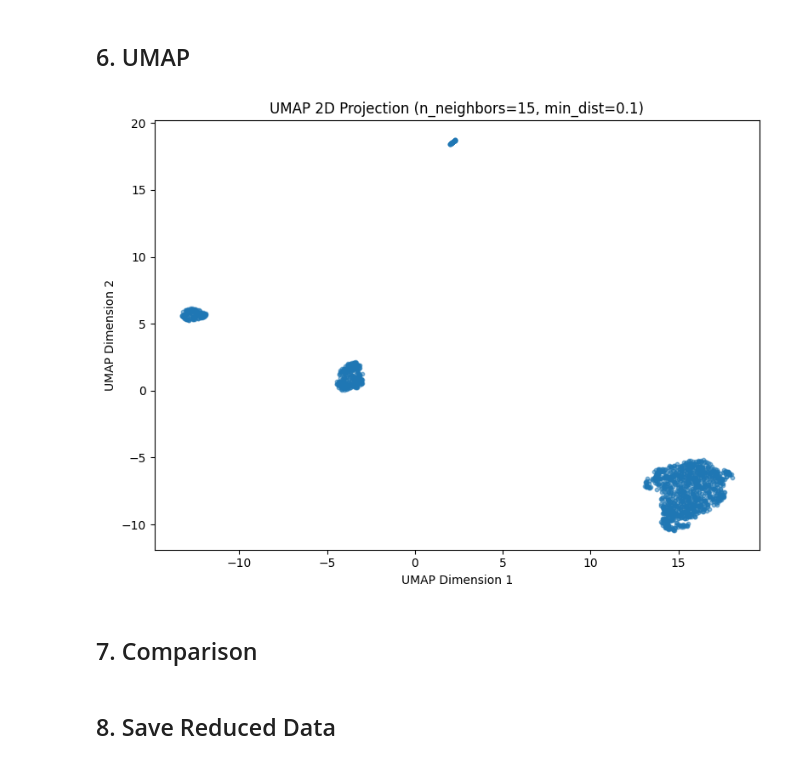
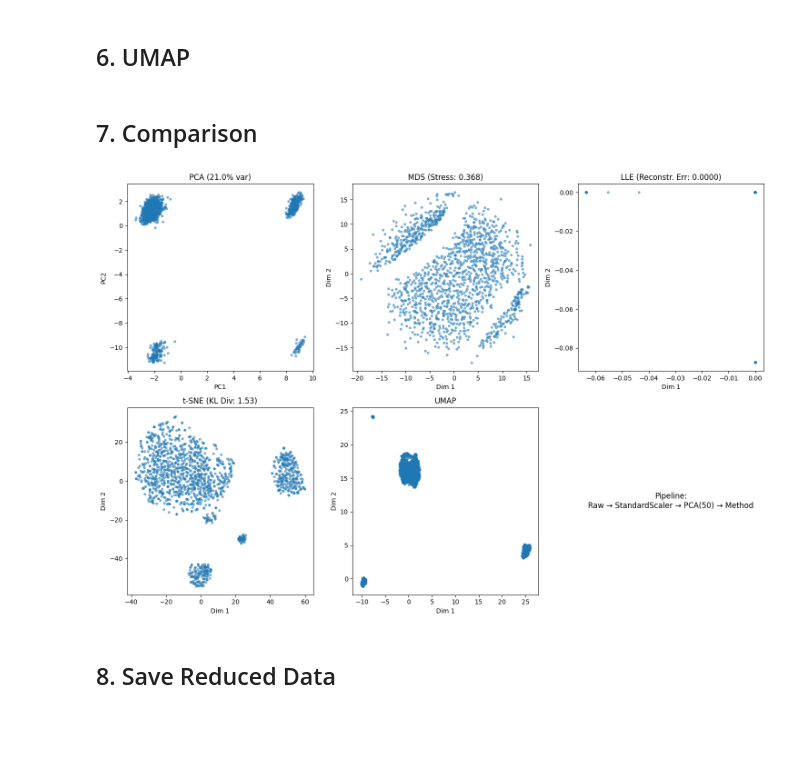
Before and after one commit to svenb23/ML-UL-FE, a Jupyter notebook: Notebooks/02_dimensionality_reduction.ipynb, the cells around one changed output. Drawn from its saved outputs; the diff is of its cells as text; code cells hidden in the pictures; blank space fills up the shorter version.

Commit message:
Add grid comparison plot for dimensionality reduction methods

```diff
--- a/Notebooks/02_dimensionality_reduction.ipynb
+++ b/Notebooks/02_dimensionality_reduction.ipynb
@@ -49,5 +49,9 @@ plt.tight_layout()
 plt.show()
 # %% [output]
 [figure]
+# %%
+# PCA preprocessing for downstream methods (50 components ≈ 80% variance)
+pca_preprocessing = PCA(n_components=50)
+X_pca_50 = pca_preprocessing.fit_transform(X_scaled)
 # %% [markdown]
 ## 3. MDS (Multidimensional Scaling)
@@ -92,2 +66,7 @@ LLE Reconstruction Error: 0.000000
+# %%
+from sklearn.manifold import LocallyLinearEmbedding
+
+lle = LocallyLinearEmbedding(n_components=2, n_neighbors=15, random_state=42, n_jobs=-1)
+X_lle = lle.fit_transform(X_pca_50)
 # %% [markdown]
 ## 5. t-SNE
@@ -112,21 +73,60 @@ t-SNE KL Divergence: 1.5335
+# %%
+from sklearn.manifold import TSNE
+
+tsne = TSNE(n_components=2, perplexity=30, random_state=42, n_jobs=-1)
+X_tsne = tsne.fit_transform(X_pca_50)
 # %% [markdown]
 ## 6. UMAP
-# %%
-import umap
-
-reducer = umap.UMAP(n_components=2, n_neighbors=15, min_dist=0.1, random_state=42)
-X_umap = reducer.fit_transform(X_scaled)
-
-fig, ax = plt.subplots(figsize=(8, 6))
-ax.scatter(X_umap[:, 0], X_umap[:, 1], alpha=0.5, s=10)
-ax.set_xlabel('UMAP Dimension 1')
-ax.set_ylabel('UMAP Dimension 2')
-ax.set_title('UMAP 2D Projection (n_neighbors=15, min_dist=0.1)')
-plt.tight_layout()
-plt.show()
-# %% [output]
-[figure, removed]
+# %%
+import umap
+
+reducer = umap.UMAP(n_components=2, n_neighbors=15, min_dist=0.1, random_state=42)
+X_umap = reducer.fit_transform(X_pca_50)
 # %% [markdown]
 ## 7. Comparison
+# %%
+# Grid comparison of all methods
+fig, axes = plt.subplots(2, 3, figsize=(15, 10))
+
+# PCA
+axes[0, 0].scatter(X_pca[:, 0], X_pca[:, 1], alpha=0.5, s=10)
+axes[0, 0].set_title(f'PCA ({pca_2d.explained_variance_ratio_.sum():.1%} var)')
+axes[0, 0].set_xlabel('PC1')
+axes[0, 0].set_ylabel('PC2')
+
+# MDS
+axes[0, 1].scatter(X_mds[:, 0], X_mds[:, 1], alpha=0.5, s=10)
+axes[0, 1].set_title(f'MDS (Stress: {mds.stress_:.3f})')
+axes[0, 1].set_xlabel('Dim 1')
+axes[0, 1].set_ylabel('Dim 2')
+
+# LLE
+axes[0, 2].scatter(X_lle[:, 0], X_lle[:, 1], alpha=0.5, s=10)
+axes[0, 2].set_title(f'LLE (Reconstr. Err: {lle.reconstruction_error_:.4f})')
+axes[0, 2].set_xlabel('Dim 1')
+axes[0, 2].set_ylabel('Dim 2')
+
+# t-SNE
+axes[1, 0].scatter(X_tsne[:, 0], X_tsne[:, 1], alpha=0.5, s=10)
+axes[1, 0].set_title(f't-SNE (KL Div: {tsne.kl_divergence_:.2f})')
+axes[1, 0].set_xlabel('Dim 1')
+axes[1, 0].set_ylabel('Dim 2')
+
+# UMAP
+axes[1, 1].scatter(X_umap[:, 0], X_umap[:, 1], alpha=0.5, s=10)
+axes[1, 1].set_title('UMAP')
+axes[1, 1].set_xlabel('Dim 1')
+axes[1, 1].set_ylabel('Dim 2')
+
+# Empty subplot for text
+axes[1, 2].axis('off')
+axes[1, 2].text(0.5, 0.5, 'Pipeline:\nRaw → StandardScaler → PCA(50) → Method',
+                ha='center', va='center', fontsize=12, transform=axes[1, 2].transAxes)
+
+plt.tight_layout()
+plt.savefig('../plots/dimensionality_reduction_comparison.png', dpi=150)
+plt.show()
+# %% [output]
+[figure, added]
 # %% [markdown]
 ## 8. Save Reduced Data
```
Also changed, not shown: parts of 4 cells of this notebook, 1 other file.
